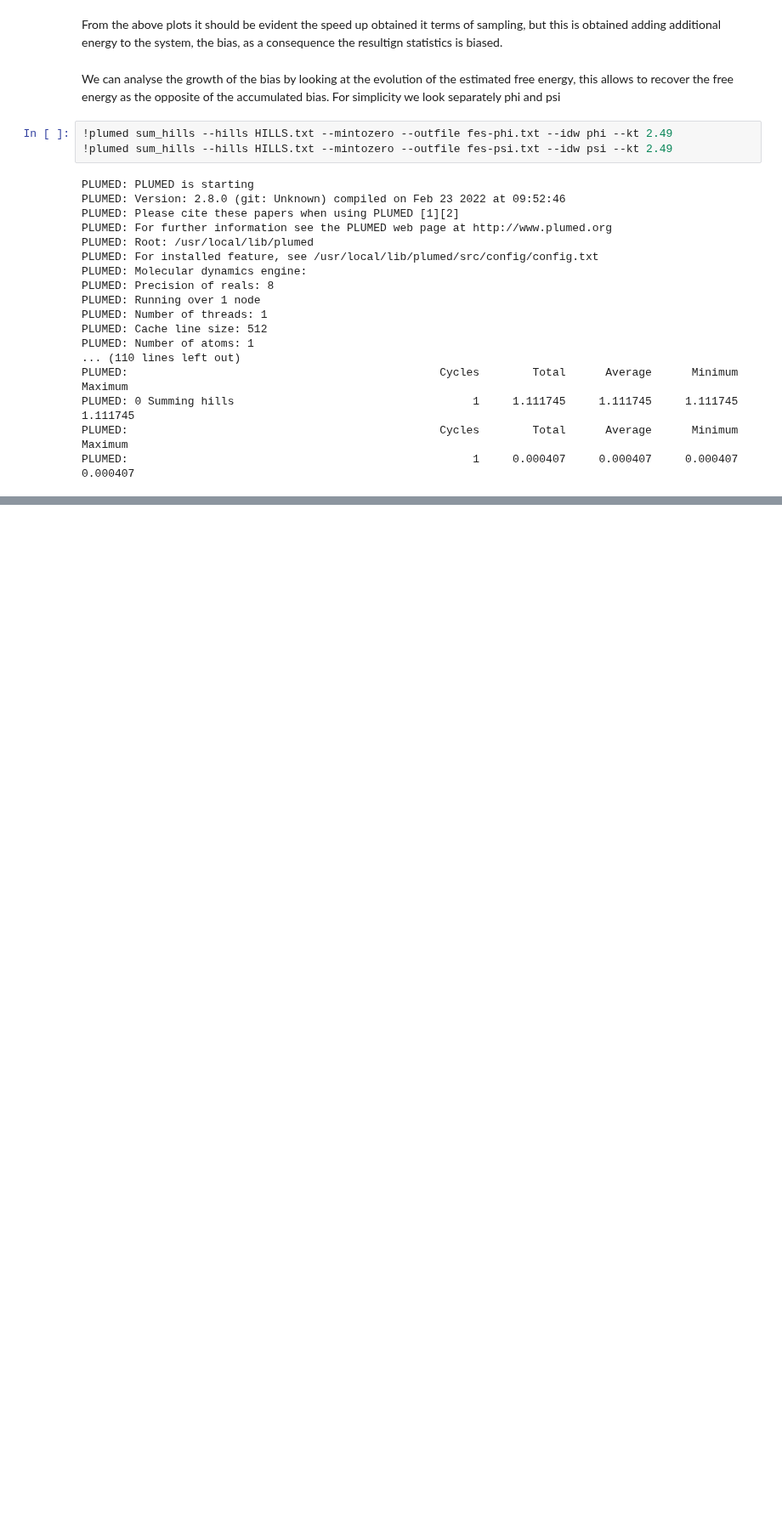
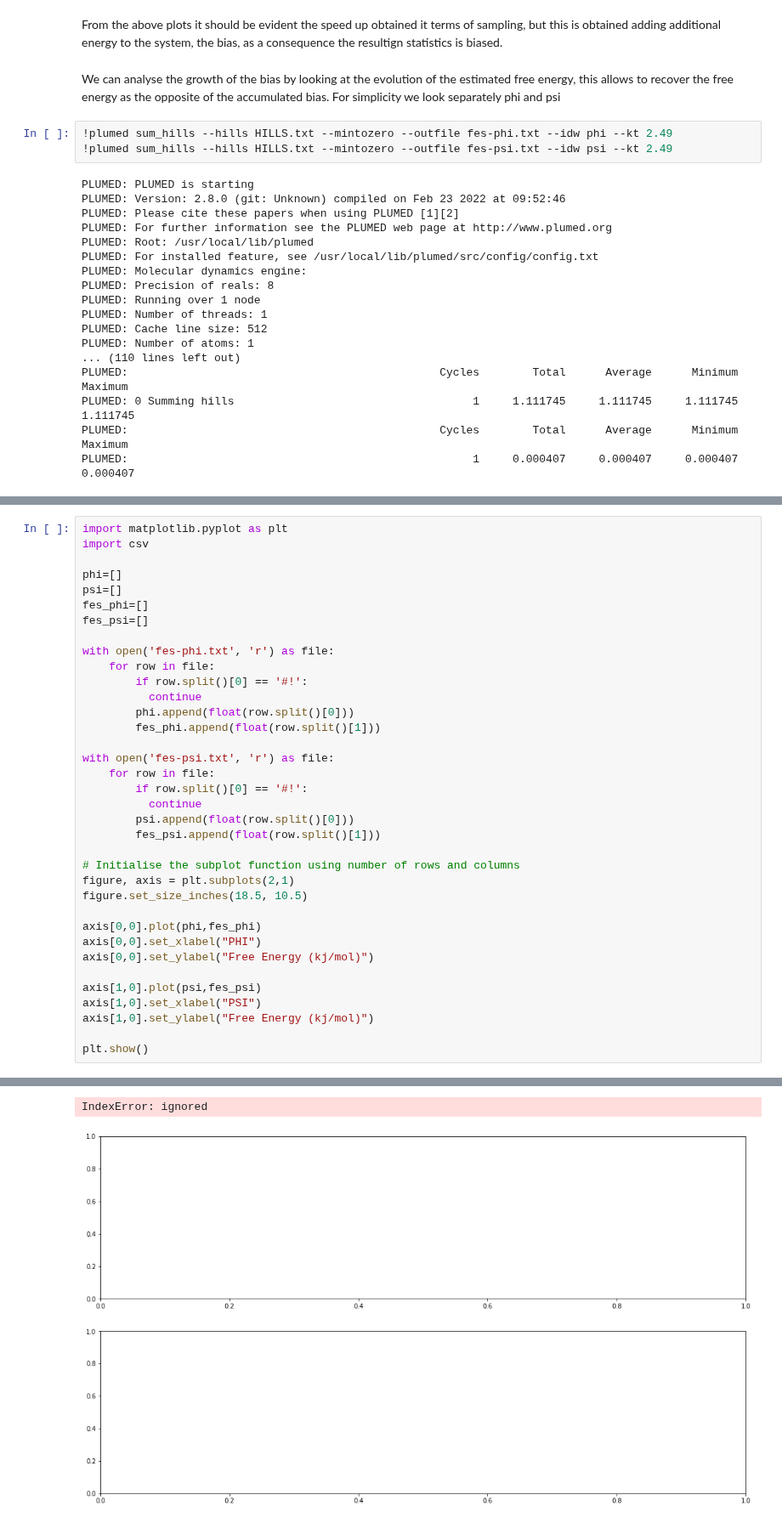
Before and after one commit to carlocamilloni/Structural-Bioinformatics, a Jupyter notebook: Notebooks/lab03_MD_enhanced_martini.ipynb, the cells around one changed output, grey strips where cells are left out. Shown at 85% size. Saved outputs shown, nothing was run; the diff lists cells and outputs as text; blank space fills up the shorter version.

```diff
--- a/Notebooks/lab03_MD_enhanced_martini.ipynb
+++ b/Notebooks/lab03_MD_enhanced_martini.ipynb
@@ -498,0 +496,37 @@ PLUMED:                                                    1     0.000407     0.
+# %%
+import matplotlib.pyplot as plt
+import csv
+
+phi=[]
+psi=[]
+fes_phi=[]
+fes_psi=[]
+
+with open('fes-phi.txt', 'r') as file:
+    for row in file:
+        if row.split()[0] == '#!':
+          continue
+        phi.append(float(row.split()[0]))
+        fes_phi.append(float(row.split()[1]))
+
+with open('fes-psi.txt', 'r') as file:
+    for row in file:
+        if row.split()[0] == '#!':
+          continue
+        psi.append(float(row.split()[0]))
+        fes_psi.append(float(row.split()[1]))
+
+# Initialise the subplot function using number of rows and columns
+figure, axis = plt.subplots(2,1)
+figure.set_size_inches(18.5, 10.5)
+
+axis[0,0].plot(phi,fes_phi)
+axis[0,0].set_xlabel("PHI")
+axis[0,0].set_ylabel("Free Energy (kj/mol)")
+
+axis[1,0].plot(psi,fes_psi)
+axis[1,0].set_xlabel("PSI")
+axis[1,0].set_ylabel("Free Energy (kj/mol)")
+
+plt.show()
+# %% [output]
@@ -498,0 +535,2 @@ PLUMED:                                                    1     0.000407     0.
+IndexError: ignored
+[figure, added]
```
Also changed, not shown: parts of 3 cells of this notebook.
